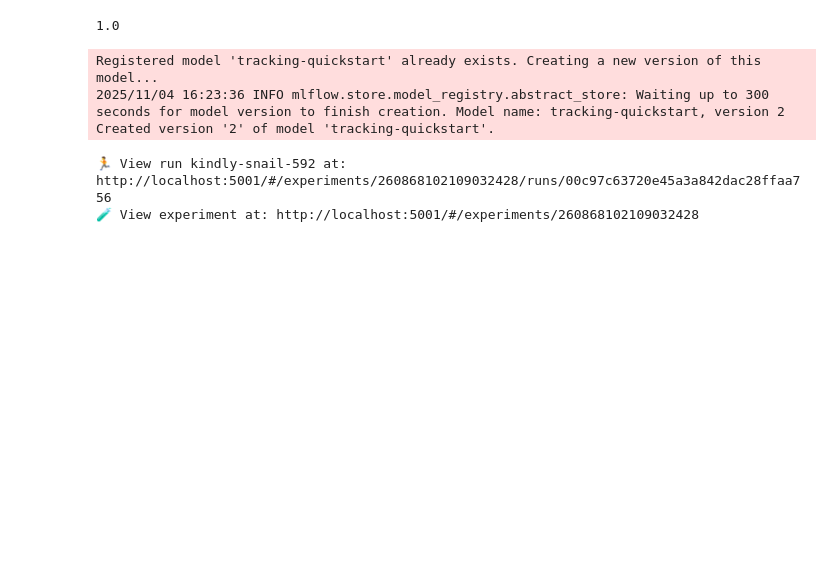
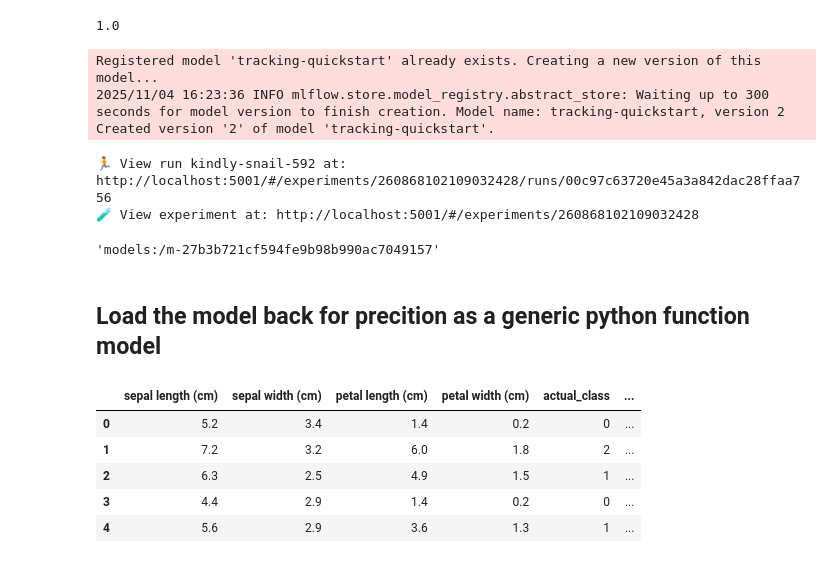
Before and after one commit to subhadip07/MLOps, a Jupyter notebook: 4. MLflow_basics/basics/mlproject/getstarted.ipynb, the cells around one changed output. Saved outputs shown, nothing was run; the diff lists cells and outputs as text; code cells hidden in the pictures; blank space fills up the shorter version.

Commit message:
add: load the model directly from MLflow

```diff
--- a/4. MLflow_basics/basics/mlproject/getstarted.ipynb
+++ b/4. MLflow_basics/basics/mlproject/getstarted.ipynb
@@ -121,3 +121,28 @@ Registered model 'tracking-quickstart' already exists. Creating a new version of
 Created version '2' of model 'tracking-quickstart'.
 🏃 View run kindly-snail-592 at: http://localhost:5001/#/experiments/260868102109032428/runs/00c97c63720e45a3a842dac28ffaa756
 🧪 View experiment at: http://localhost:5001/#/experiments/260868102109032428
+# %%
+model_info.model_uri
+# %% [output]
+'models:/m-27b3b721cf594fe9b98b990ac7049157'
+# %% [markdown]
+## Load the model back for precition as a generic python function model
+# %%
+loaded_model = mlflow.pyfunc.load_model(model_info.model_uri)
+predictions = loaded_model.predict(X_test)
+
+iris_features_name = datasets.load_iris().feature_names
+
+result = pd.DataFrame(X_test, columns=iris_features_name)
+
+result["actual_class"] = y_test
+result["predicted_class"] = predictions
+# %%
+result[:5]
+# %% [output]
+|  | sepal length (cm) | sepal width (cm) | petal length (cm) | petal width (cm) | actual_class | ... |
+| 0 | 5.2 | 3.4 | 1.4 | 0.2 | 0 | ... |
+| 1 | 7.2 | 3.2 | 6.0 | 1.8 | 2 | ... |
+| 2 | 6.3 | 2.5 | 4.9 | 1.5 | 1 | ... |
+| 3 | 4.4 | 2.9 | 1.4 | 0.2 | 0 | ... |
+| 4 | 5.6 | 2.9 | 3.6 | 1.3 | 1 | ... |
```
Also changed, not shown: 5 other files.
